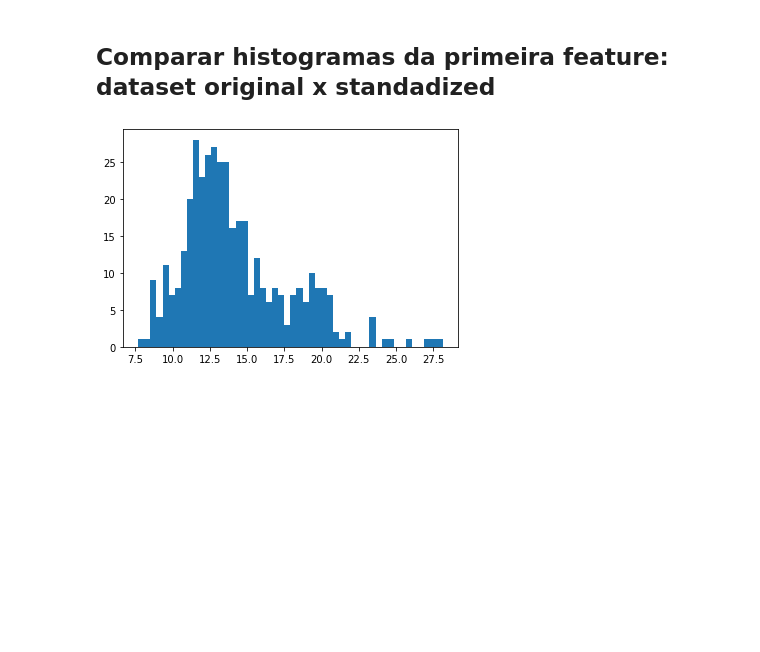
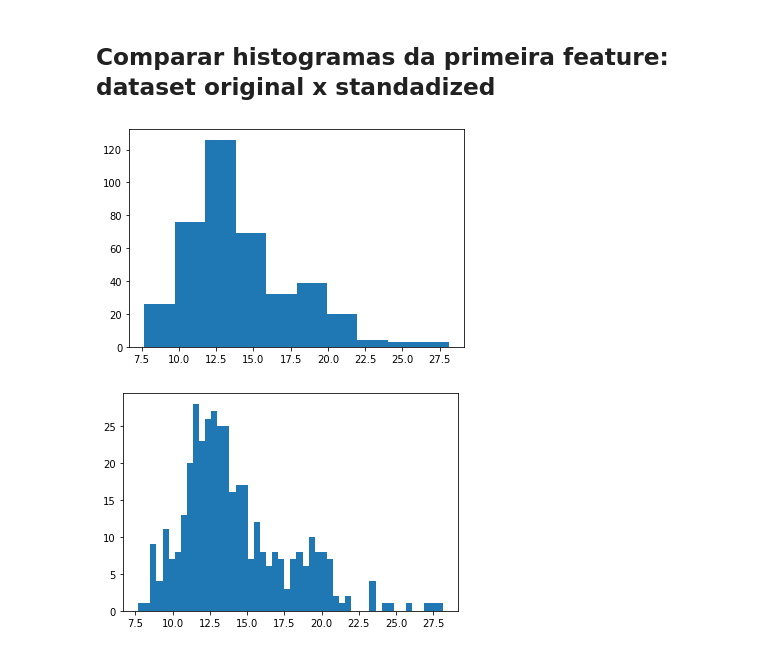
Before and after one commit to InsightLab/imersao-ciencia-de-dados, a Jupyter notebook: 2019/06-Tecnicas_para_Melhoria_de_Resultados/1-Escalonamento_de_Features.ipynb, the cells around one changed output. Saved outputs shown, nothing was run; the diff lists cells and outputs as text; code cells hidden in the pictures; blank space fills up the shorter version.

```diff
--- a/2019/06-Tecnicas_para_Melhoria_de_Resultados/1-Escalonamento_de_Features.ipynb
+++ b/2019/06-Tecnicas_para_Melhoria_de_Resultados/1-Escalonamento_de_Features.ipynb
@@ -180,6 +180,11 @@ df_test_std.round(3)
 4 rows × 30 columns
 # %% [markdown]
 ## Comparar histogramas da primeira feature: dataset original x standadized
+# %%
+idx = 0
+plt.hist(X_train[:, idx], bins=10);
+# %% [output]
+[figure, added]
 # %%
 idx = 0
 plt.hist(X_train[:, idx], bins=50);
```
Also changed, not shown: parts of 3 cells of this notebook, 11 other files.
